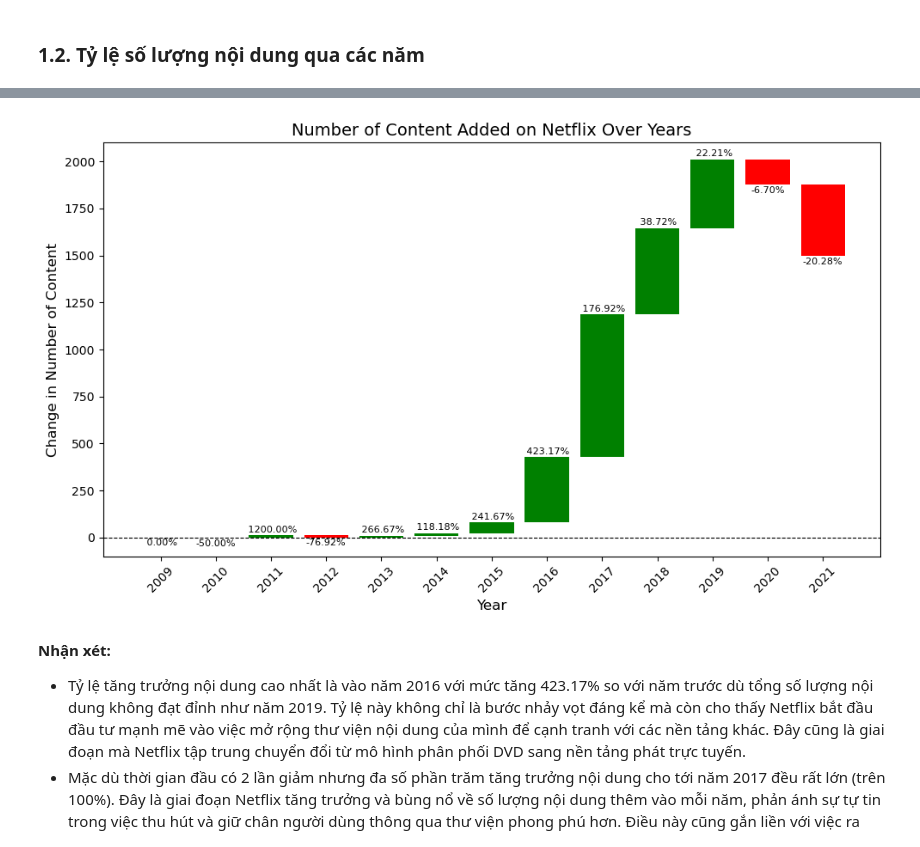
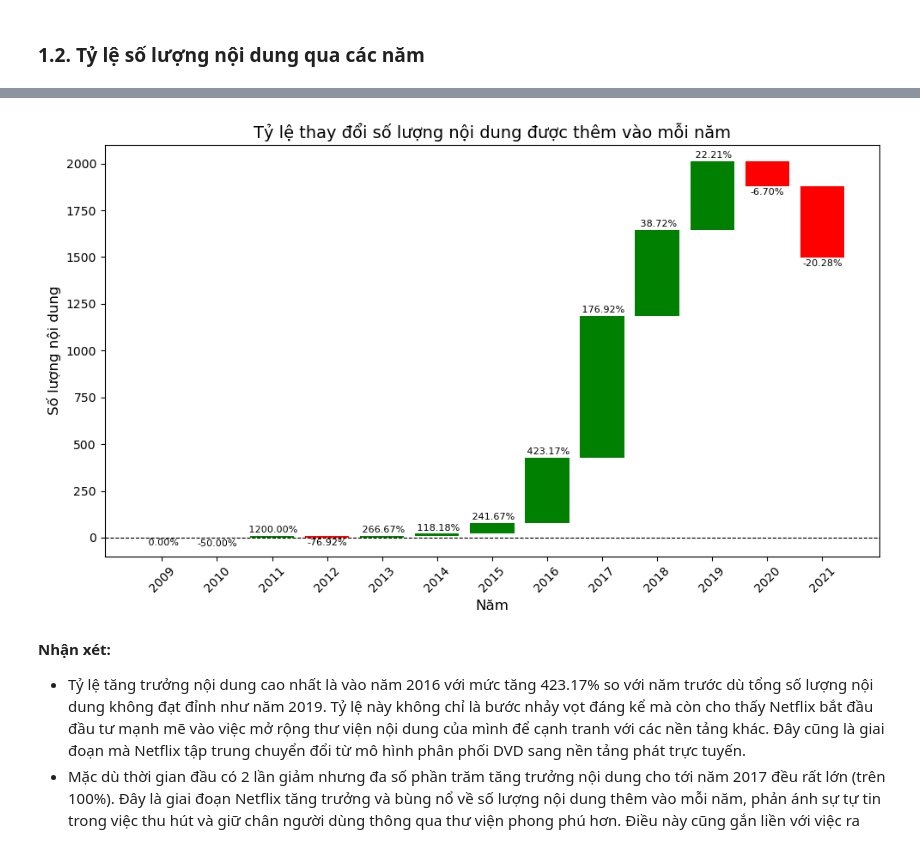
Before and after one commit to kNhung/PDS_FinalProject, a Jupyter notebook: data_questions/knhung_question1.ipynb, the cells around one changed output, grey strips where cells are left out. Saved outputs shown, nothing was run; the diff lists cells and outputs as text; code cells hidden in the pictures.

```diff
--- a/data_questions/knhung_question1.ipynb
+++ b/data_questions/knhung_question1.ipynb
@@ -152,37 +178,37 @@ content_percentage_changes = content_percentage_changes.dropna()
 
 # Xác định màu sắc: xanh (tăng), đỏ (giảm)
 colors = ['green' if change > 0 else 'red' for change in content_changes]
 
 # Vẽ Waterfall chart
 fig, ax = plt.subplots(figsize=(10, 6))
 previous_value = 0  # Bắt đầu từ giá trị 0
 years = content_changes.index
 
 for i, (year, change) in enumerate(zip(years, content_changes)):
     # Vẽ cột
     ax.bar(year, change, bottom=previous_value, color=colors[i])
 
     # Hiển thị phần trăm thay đổi
     percentage = content_percentage_changes.iloc[i]
     text_y = previous_value + change + (30 if change>0 else -30)
     ax.text(year, text_y, f'{percentage: .2f}%', ha='center', va='center', fontsize=8, color='black')
 
     # Cập nhật giá trị đỉnh của cột trước đó
     previous_value += change
 
 # Thêm nhãn và tiêu đề
 ax.axhline(0, color='black', linewidth=0.8, linestyle='--')  # Đường ngang tại giá trị 0
-ax.set_title('Number of Content Added on Netflix Over Years', fontsize=14)
-ax.set_xlabel('Year', fontsize=12)
-ax.set_ylabel('Change in Number of Content', fontsize=12)
+ax.set_title('Tỷ lệ thay đổi số lượng nội dung được thêm vào mỗi năm', fontsize=14)
+ax.set_xlabel('Năm', fontsize=12)
+ax.set_ylabel('Số lượng nội dung', fontsize=12)
 ax.set_xticks(years)
 plt.xticks(rotation=45)
 plt.ylim(-100, 2100)
 plt.tight_layout()
 
 plt.show()
 # %% [output]
-[figure, old version]
+[figure, new version]
 # %% [markdown]
 **Nhận xét:**
 - Tỷ lệ tăng trưởng nội dung cao nhất là vào năm 2016 với mức tăng 423.17% so với năm trước dù tổng số lượng nội dung không đạt đỉnh như năm 2019. Tỷ lệ này không chỉ là bước nhảy vọt đáng kể mà còn cho thấy Netflix bắt đầu đầu tư mạnh mẽ vào việc mở rộng thư viện nội dung của mình để cạnh tranh với các nền tảng khác. Đây cũng là giai đoạn mà Netflix tập trung chuyển đổi từ mô hình phân phối DVD sang nền tảng phát trực tuyến.
```
Also changed, not shown: parts of 19 cells of this notebook.
